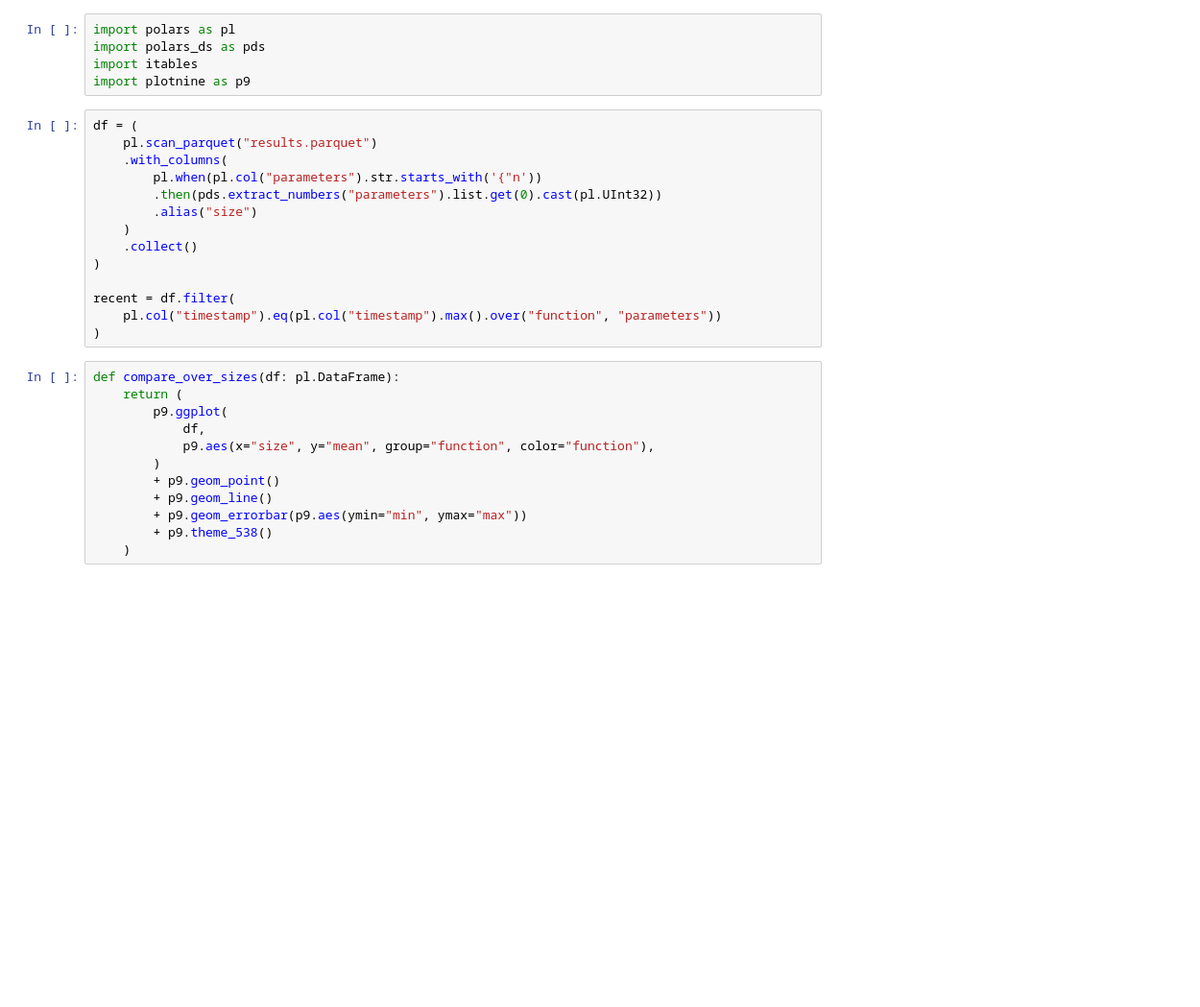
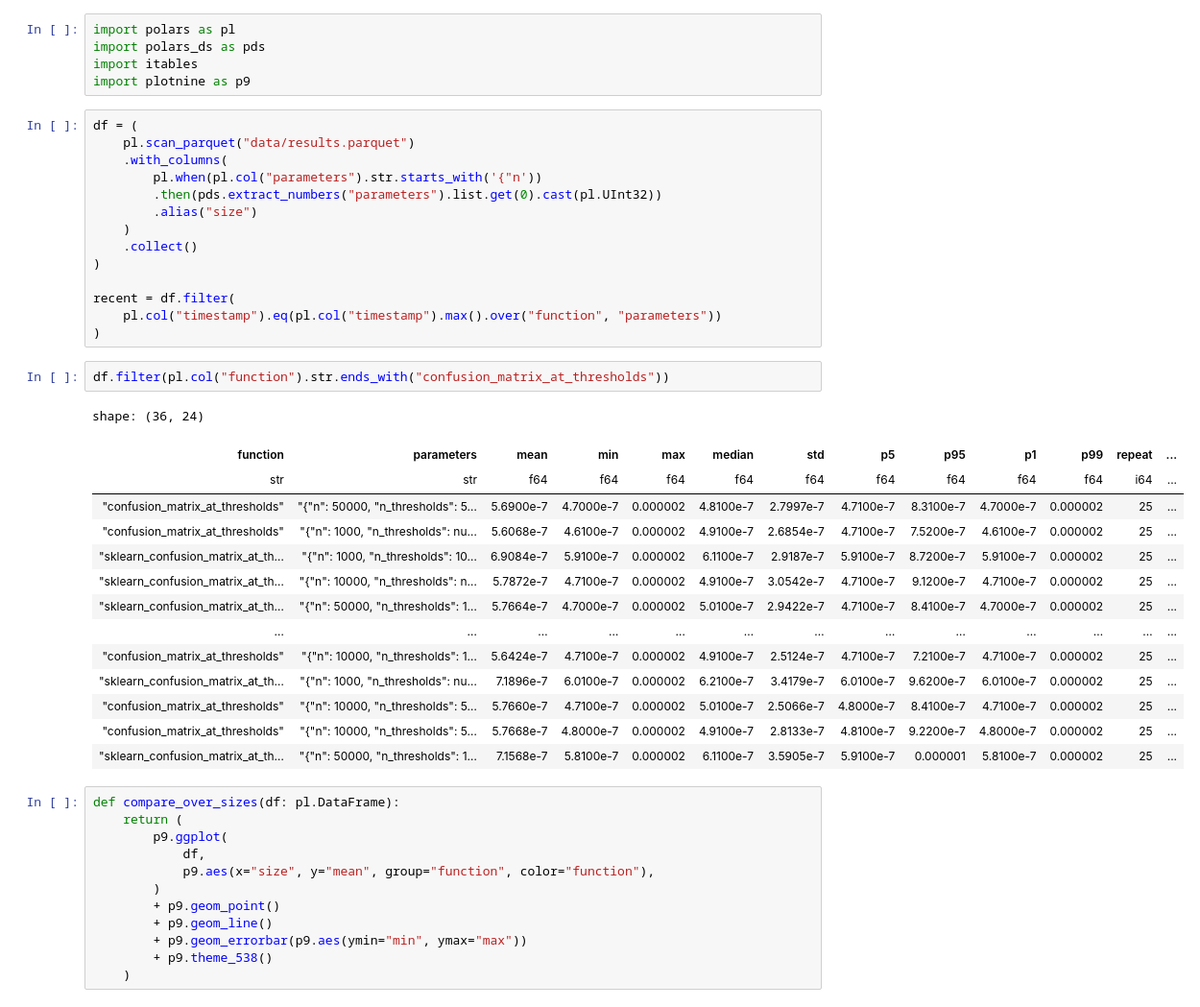
Before and after one commit to CangyuanLi/rapidstats, a Jupyter notebook: benchmarks/analyze_benchmarks.ipynb, the cells around one changed output. Shown at 96% size. Cells and saved outputs as stored; diff of their text form; blank space fills up the shorter version.

```diff
--- a/benchmarks/analyze_benchmarks.ipynb
+++ b/benchmarks/analyze_benchmarks.ipynb
@@ -5,7 +5,7 @@ import itables
 import plotnine as p9
 # %%
 df = (
-    pl.scan_parquet("results.parquet")
+    pl.scan_parquet("data/results.parquet")
     .with_columns(
         pl.when(pl.col("parameters").str.starts_with('{"n'))
         .then(pds.extract_numbers("parameters").list.get(0).cast(pl.UInt32))
@@ -17,6 +17,23 @@ df = (
 recent = df.filter(
     pl.col("timestamp").eq(pl.col("timestamp").max().over("function", "parameters"))
 )
+# %%
+df.filter(pl.col("function").str.ends_with("confusion_matrix_at_thresholds"))
+# %% [output]
+shape: (36, 24)
+| function | parameters | mean | min | max | median | std | p5 | p95 | p1 | p99 | repeat | ... |
+| str | str | f64 | f64 | f64 | f64 | f64 | f64 | f64 | f64 | f64 | i64 | ... |
+| "confusion_matrix_at_thresholds" | "{"n": 50000, "n_thresholds": 5… | 5.6900e-7 | 4.7000e-7 | 0.000002 | 4.8100e-7 | 2.7997e-7 | 4.7100e-7 | 8.3100e-7 | 4.7000e-7 | 0.000002 | 25 | ... |
+| "confusion_matrix_at_thresholds" | "{"n": 1000, "n_thresholds": nu… | 5.6068e-7 | 4.6100e-7 | 0.000002 | 4.9100e-7 | 2.6854e-7 | 4.7100e-7 | 7.5200e-7 | 4.6100e-7 | 0.000002 | 25 | ... |
+| "sklearn_confusion_matrix_at_th… | "{"n": 1000, "n_thresholds": 10… | 6.9084e-7 | 5.9100e-7 | 0.000002 | 6.1100e-7 | 2.9187e-7 | 5.9100e-7 | 8.7200e-7 | 5.9100e-7 | 0.000002 | 25 | ... |
+| "sklearn_confusion_matrix_at_th… | "{"n": 10000, "n_thresholds": n… | 5.7872e-7 | 4.7100e-7 | 0.000002 | 4.9100e-7 | 3.0542e-7 | 4.7100e-7 | 9.1200e-7 | 4.7100e-7 | 0.000002 | 25 | ... |
+| "sklearn_confusion_matrix_at_th… | "{"n": 50000, "n_thresholds": 1… | 5.7664e-7 | 4.7000e-7 | 0.000002 | 5.0100e-7 | 2.9422e-7 | 4.7100e-7 | 8.4100e-7 | 4.7000e-7 | 0.000002 | 25 | ... |
+| … | … | … | … | … | … | … | … | … | … | … | … | ... |
+| "confusion_matrix_at_thresholds" | "{"n": 10000, "n_thresholds": 1… | 5.6424e-7 | 4.7100e-7 | 0.000002 | 4.9100e-7 | 2.5124e-7 | 4.7100e-7 | 7.2100e-7 | 4.7100e-7 | 0.000002 | 25 | ... |
+| "sklearn_confusion_matrix_at_th… | "{"n": 1000, "n_thresholds": nu… | 7.1896e-7 | 6.0100e-7 | 0.000002 | 6.2100e-7 | 3.4179e-7 | 6.0100e-7 | 9.6200e-7 | 6.0100e-7 | 0.000002 | 25 | ... |
+| "confusion_matrix_at_thresholds" | "{"n": 10000, "n_thresholds": 5… | 5.7660e-7 | 4.7100e-7 | 0.000002 | 5.0100e-7 | 2.5066e-7 | 4.8000e-7 | 8.4100e-7 | 4.7100e-7 | 0.000002 | 25 | ... |
+| "confusion_matrix_at_thresholds" | "{"n": 10000, "n_thresholds": 5… | 5.7668e-7 | 4.8000e-7 | 0.000002 | 4.9100e-7 | 2.8133e-7 | 4.8100e-7 | 9.2200e-7 | 4.8000e-7 | 0.000002 | 25 | ... |
+| "sklearn_confusion_matrix_at_th… | "{"n": 50000, "n_thresholds": 1… | 7.1568e-7 | 5.8100e-7 | 0.000002 | 6.1100e-7 | 3.5905e-7 | 5.9100e-7 | 0.000001 | 5.8100e-7 | 0.000002 | 25 | ... |
 # %%
 def compare_over_sizes(df: pl.DataFrame):
     return (
```
Also changed, not shown: 5 other files.
